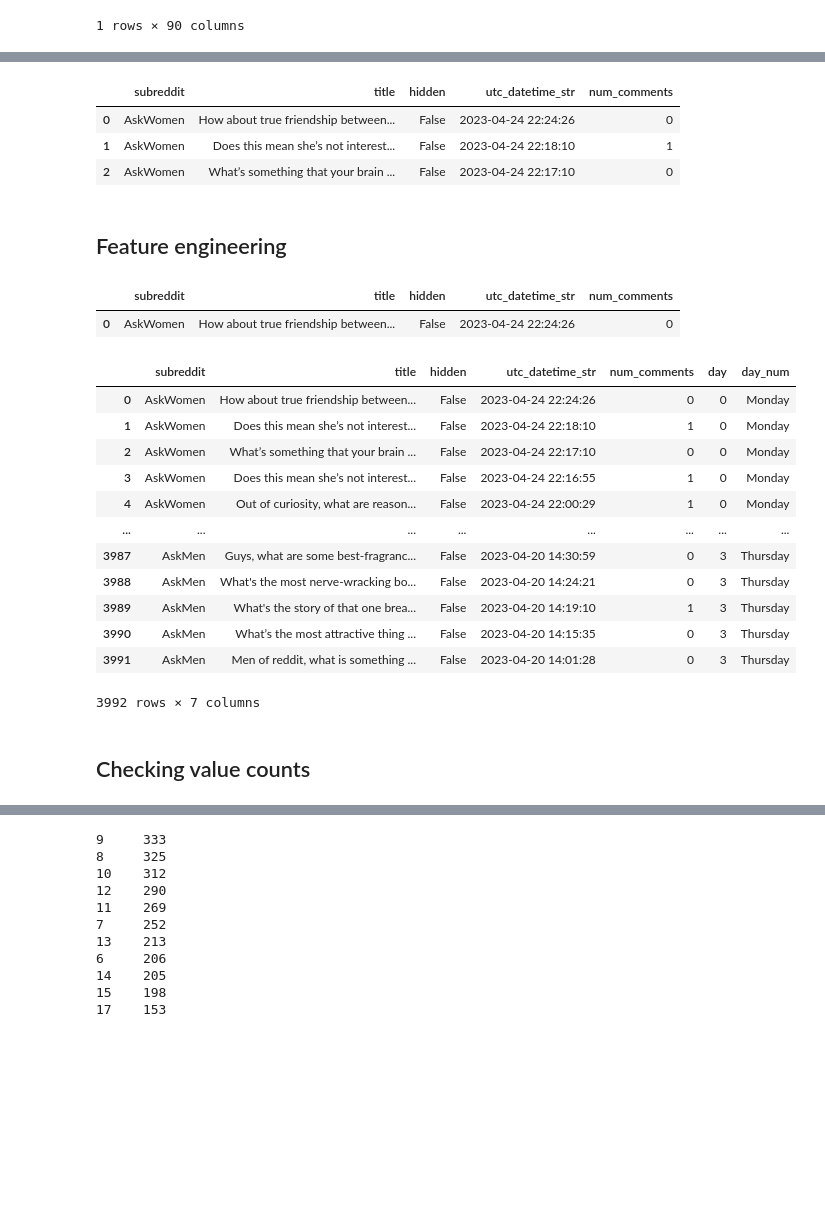
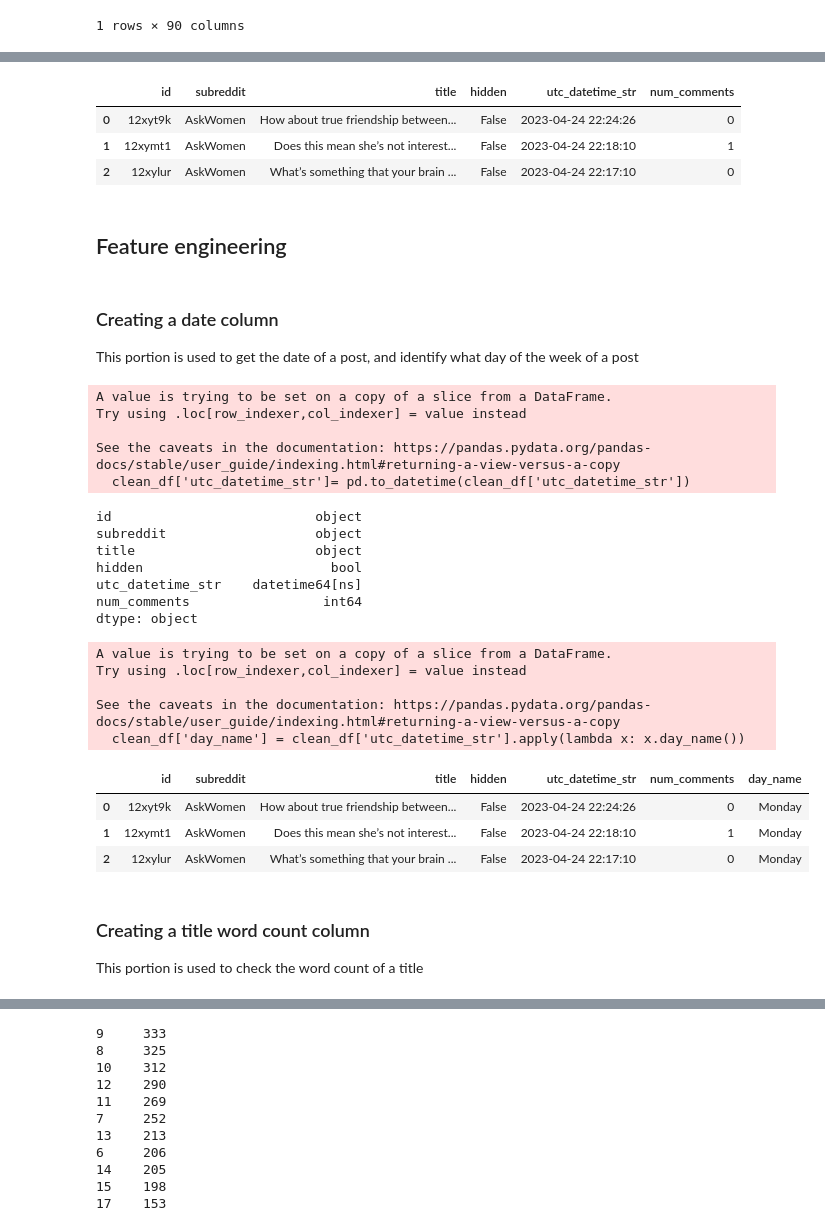
Before and after one commit to DerikVo/Reddit_NLP_project, a Jupyter notebook: Code/02_data_cleaning.ipynb, the cells around one changed output, grey strips where cells are left out. Drawn from its saved outputs; the diff is of its cells as text; code cells hidden in the pictures; blank space fills up the shorter version.

```diff
--- a/Code/02_data_cleaning.ipynb
+++ b/Code/02_data_cleaning.ipynb
@@ -20,19 +49,23 @@ df.head(1)
 # %%
-df=df[['subreddit','title','hidden','utc_datetime_str', 'num_comments']]
+clean_df=df[['id', 'subreddit','title','hidden','utc_datetime_str', 'num_comments']]
 # %%
-df.head(3)
+clean_df.head(3)
 # %% [output]
-|  | subreddit | title | hidden | utc_datetime_str | num_comments |
-| 0 | AskWomen | How about true friendship between... | False | 2023-04-24 22:24:26 | 0 |
-| 1 | AskWomen | Does this mean she’s not interest... | False | 2023-04-24 22:18:10 | 1 |
-| 2 | AskWomen | What’s something that your brain ... | False | 2023-04-24 22:17:10 | 0 |
+|  | id | subreddit | title | hidden | utc_datetime_str | num_comments |
+| 0 | 12xyt9k | AskWomen | How about true friendship between... | False | 2023-04-24 22:24:26 | 0 |
+| 1 | 12xymt1 | AskWomen | Does this mean she’s not interest... | False | 2023-04-24 22:18:10 | 1 |
+| 2 | 12xylur | AskWomen | What’s something that your brain ... | False | 2023-04-24 22:17:10 | 0 |
 # %% [markdown]
 ## Feature engineering
+# %% [markdown]
+### Creating a date column
+This portion is used to get the date of a post, and identify what day of the week of a post
 # %%
 #convert the utc_datetime_str into a date time data type
-df['utc_datetime_str']= pd.to_datetime(df['utc_datetime_str'])
+clean_df['utc_datetime_str']= pd.to_datetime(clean_df['utc_datetime_str'])
+# %% [output]
+A value is trying to be set on a copy of a slice from a DataFrame.
+Try using .loc[row_indexer,col_indexer] = value instead
+
+See the caveats in the documentation: https://pandas.pydata.org/pandas-docs/stable/user_guide/indexing.html#returning-a-view-versus-a-copy
+  clean_df['utc_datetime_str']= pd.to_datetime(clean_df['utc_datetime_str'])
-# %%
-df.head(1)
-# %% [output]
-|  | subreddit | title | hidden | utc_datetime_str | num_comments |
-| 0 | AskWomen | How about true friendship between... | False | 2023-04-24 22:24:26 | 0 |
@@ -44,20 +72,29 @@ df['day_num'] = df['utc_datetime_str'].apply(lambda x: x.weekday())
+# %%
+clean_df.dtypes
+# %% [output]
+id                          object
+subreddit                   object
+title                       object
+hidden                        bool
+utc_datetime_str    datetime64[ns]
+num_comments                 int64
+dtype: object
 # %%
-df['day_num'] = df['utc_datetime_str'].apply(lambda x: x.day_name())
+#referenced this stack overflow: https://stackoverflow.com/questions/28009370/get-weekday-day-of-week-for-datetime-column-of-dataframe
+clean_df['day_name'] = clean_df['utc_datetime_str'].apply(lambda x: x.day_name())
+# %% [output]
+A value is trying to be set on a copy of a slice from a DataFrame.
+Try using .loc[row_indexer,col_indexer] = value instead
+
+See the caveats in the documentation: https://pandas.pydata.org/pandas-docs/stable/user_guide/indexing.html#returning-a-view-versus-a-copy
+  clean_df['day_name'] = clean_df['utc_datetime_str'].apply(lambda x: x.day_name())
 # %%
-df
+clean_df.head(3)
 # %% [output]
-|  | subreddit | title | hidden | utc_datetime_str | num_comments | day | day_num |
-| 0 | AskWomen | How about true friendship between... | False | 2023-04-24 22:24:26 | 0 | 0 | Monday |
-| 1 | AskWomen | Does this mean she’s not interest... | False | 2023-04-24 22:18:10 | 1 | 0 | Monday |
-| 2 | AskWomen | What’s something that your brain ... | False | 2023-04-24 22:17:10 | 0 | 0 | Monday |
-| 3 | AskWomen | Does this mean she’s not interest... | False | 2023-04-24 22:16:55 | 1 | 0 | Monday |
-| 4 | AskWomen | Out of curiosity, what are reason... | False | 2023-04-24 22:00:29 | 1 | 0 | Monday |
-| ... | ... | ... | ... | ... | ... | ... | ... |
-| 3987 | AskMen | Guys, what are some best-fragranc... | False | 2023-04-20 14:30:59 | 0 | 3 | Thursday |
-| 3988 | AskMen | What's the most nerve-wracking bo... | False | 2023-04-20 14:24:21 | 0 | 3 | Thursday |
-| 3989 | AskMen | What's the story of that one brea... | False | 2023-04-20 14:19:10 | 1 | 3 | Thursday |
-| 3990 | AskMen | What’s the most attractive thing ... | False | 2023-04-20 14:15:35 | 0 | 3 | Thursday |
-| 3991 | AskMen | Men of reddit, what is something ... | False | 2023-04-20 14:01:28 | 0 | 3 | Thursday |
+|  | id | subreddit | title | hidden | utc_datetime_str | num_comments | day_name |
+| 0 | 12xyt9k | AskWomen | How about true friendship between... | False | 2023-04-24 22:24:26 | 0 | Monday |
+| 1 | 12xymt1 | AskWomen | Does this mean she’s not interest... | False | 2023-04-24 22:18:10 | 1 | Monday |
+| 2 | 12xylur | AskWomen | What’s something that your brain ... | False | 2023-04-24 22:17:10 | 0 | Monday |
-3992 rows × 7 columns
 # %% [markdown]
-## Checking value counts
+### Creating a title word count column
+This portion is used to check the word count of a title
```
Also changed, not shown: parts of 46 cells of this notebook, 2 other files.
